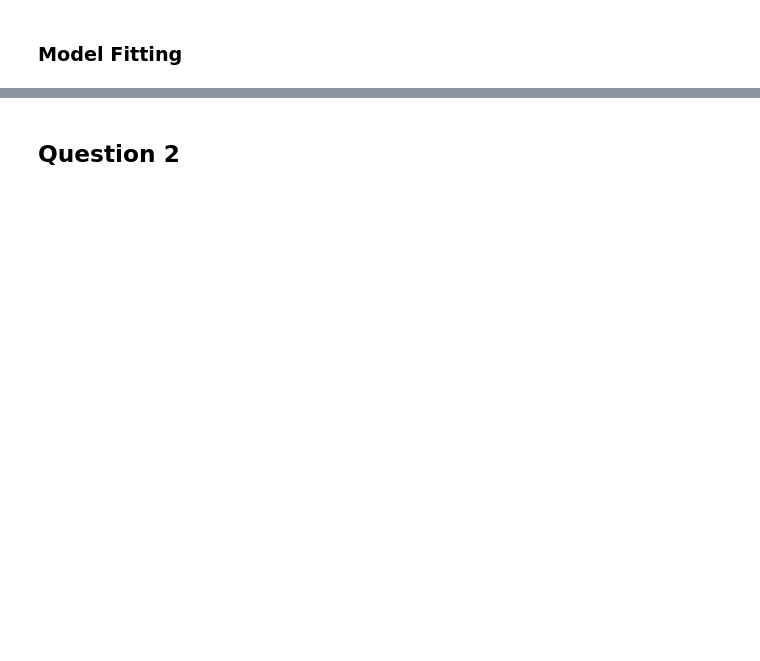
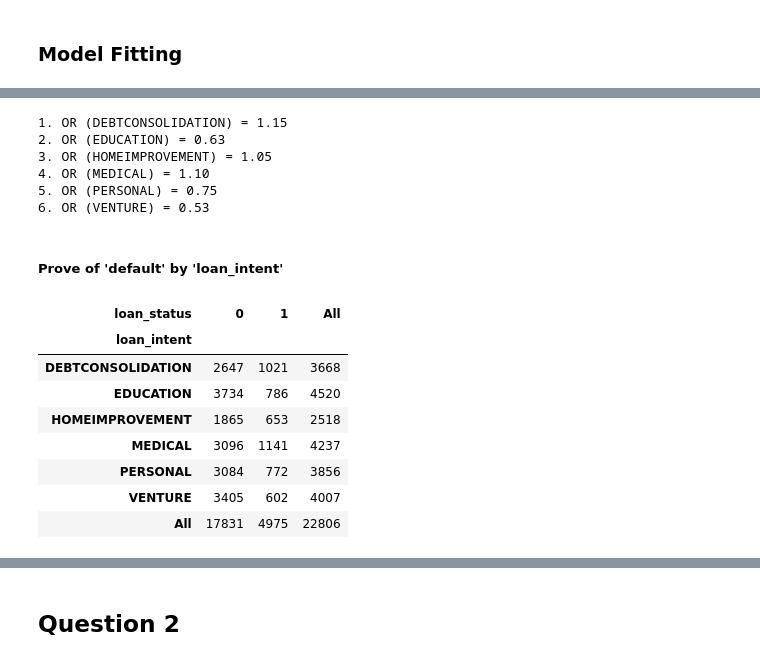
Before and after one commit to rudimuliawan/credit-scoring-analytics, a Jupyter notebook: mentoring/question_mentoring3.ipynb, the cells around one changed output, grey strips where cells are left out. Cells and saved outputs as stored; diff of their text form; code cells hidden in the pictures; blank space fills up the shorter version.

```diff
--- a/mentoring/question_mentoring3.ipynb
+++ b/mentoring/question_mentoring3.ipynb
@@ -150 +162,36 @@ LogisticRegression(penalty=None)
+# %%
+# Calculate the odds of OTHER, OWN, RENT compared with MORTGAGE
+odds_ratio_loan_intent = np.exp(bk_loan_intent[0:7])
+
+print(f"1. OR (DEBTCONSOLIDATION) = {odds_ratio_loan_intent['DEBTCONSOLIDATION']:.2f}")
+print(f"2. OR (EDUCATION) = {odds_ratio_loan_intent['EDUCATION']:.2f}")
+print(f"3. OR (HOMEIMPROVEMENT) = {odds_ratio_loan_intent['HOMEIMPROVEMENT']:.2f}")
+print(f"4. OR (MEDICAL) = {odds_ratio_loan_intent['MEDICAL']:.2f}")
+print(f"5. OR (PERSONAL) = {odds_ratio_loan_intent['PERSONAL']:.2f}")
+print(f"6. OR (VENTURE) = {odds_ratio_loan_intent['VENTURE']:.2f}")
+# %% [output]
+1. OR (DEBTCONSOLIDATION) = 1.15
+2. OR (EDUCATION) = 0.63
+3. OR (HOMEIMPROVEMENT) = 1.05
+4. OR (MEDICAL) = 1.10
+5. OR (PERSONAL) = 0.75
+6. OR (VENTURE) = 0.53
+# %% [markdown]
+##### Prove of 'default' by 'loan_intent'
+# %%
+# Proportion of 'default' by 'home'
+crosstab_loan_intent = pd.crosstab(loan_intent,
+                                   default,
+                                   margins = True)
+crosstab_loan_intent
+# %% [output]
+| loan_status | 0 | 1 | All |
+| loan_intent |  |  |  |
+| DEBTCONSOLIDATION | 2647 | 1021 | 3668 |
+| EDUCATION | 3734 | 786 | 4520 |
+| HOMEIMPROVEMENT | 1865 | 653 | 2518 |
+| MEDICAL | 3096 | 1141 | 4237 |
+| PERSONAL | 3084 | 772 | 3856 |
+| VENTURE | 3405 | 602 | 4007 |
+| All | 17831 | 4975 | 22806 |
 # %%
```
Also changed, not shown: parts of 22 cells of this notebook, 1 other file.
